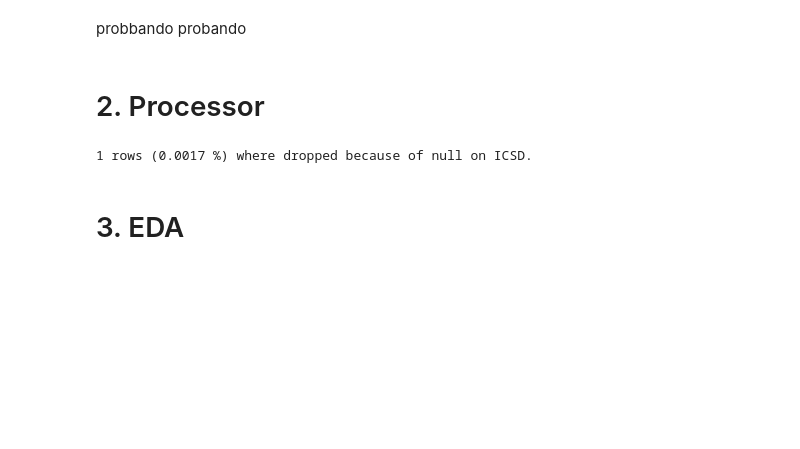
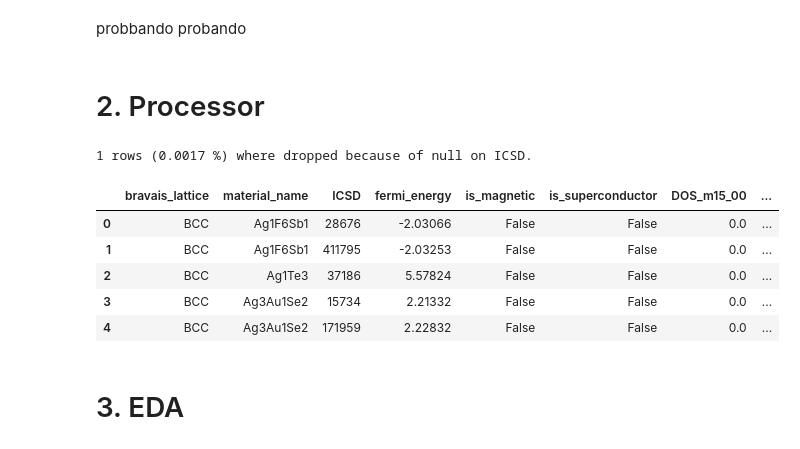
Before and after one commit to olayafgon/ML-and-Superconductors, a Jupyter notebook: src/04_project.ipynb, the cells around one changed output. Cells and saved outputs as stored; diff of their text form; code cells hidden in the pictures; blank space fills up the shorter version.

```diff
--- a/src/04_project.ipynb
+++ b/src/04_project.ipynb
@@ -60,6 +60,15 @@ MaterialsProcessor = DataProcessor()
 materials_data, supercon_data = MaterialsProcessor.processor()
 # %% [output]
 1 rows (0.0017 %) where dropped because of null on ICSD.
+# %%
+materials_data.head()
+# %% [output]
+|  | bravais_lattice | material_name | ICSD | fermi_energy | is_magnetic | is_superconductor | DOS_m15_00 | ... |
+| 0 | BCC | Ag1F6Sb1 | 28676 | -2.03066 | False | False | 0.0 | ... |
+| 1 | BCC | Ag1F6Sb1 | 411795 | -2.03253 | False | False | 0.0 | ... |
+| 2 | BCC | Ag1Te3 | 37186 | 5.57824 | False | False | 0.0 | ... |
+| 3 | BCC | Ag3Au1Se2 | 15734 | 2.21332 | False | False | 0.0 | ... |
+| 4 | BCC | Ag3Au1Se2 | 171959 | 2.22832 | False | False | 0.0 | ... |
 # %% [markdown]
 # 3. EDA
 # %%
```
Also changed, not shown: parts of 15 cells of this notebook.
